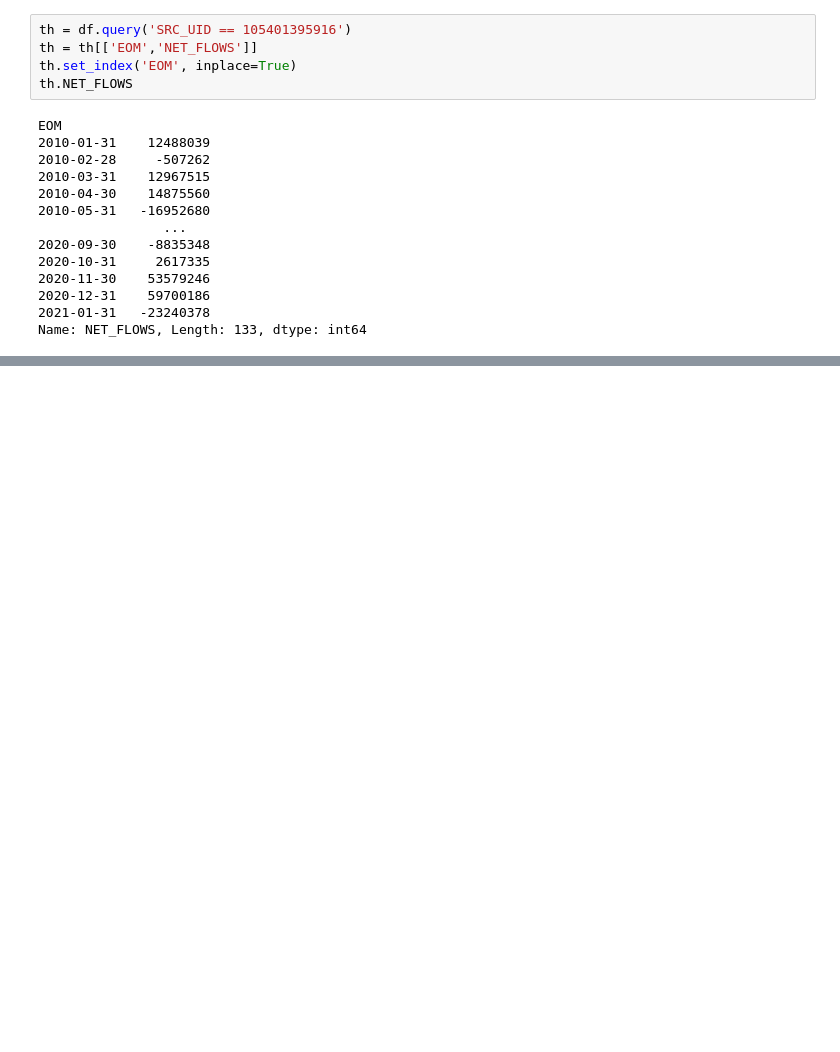
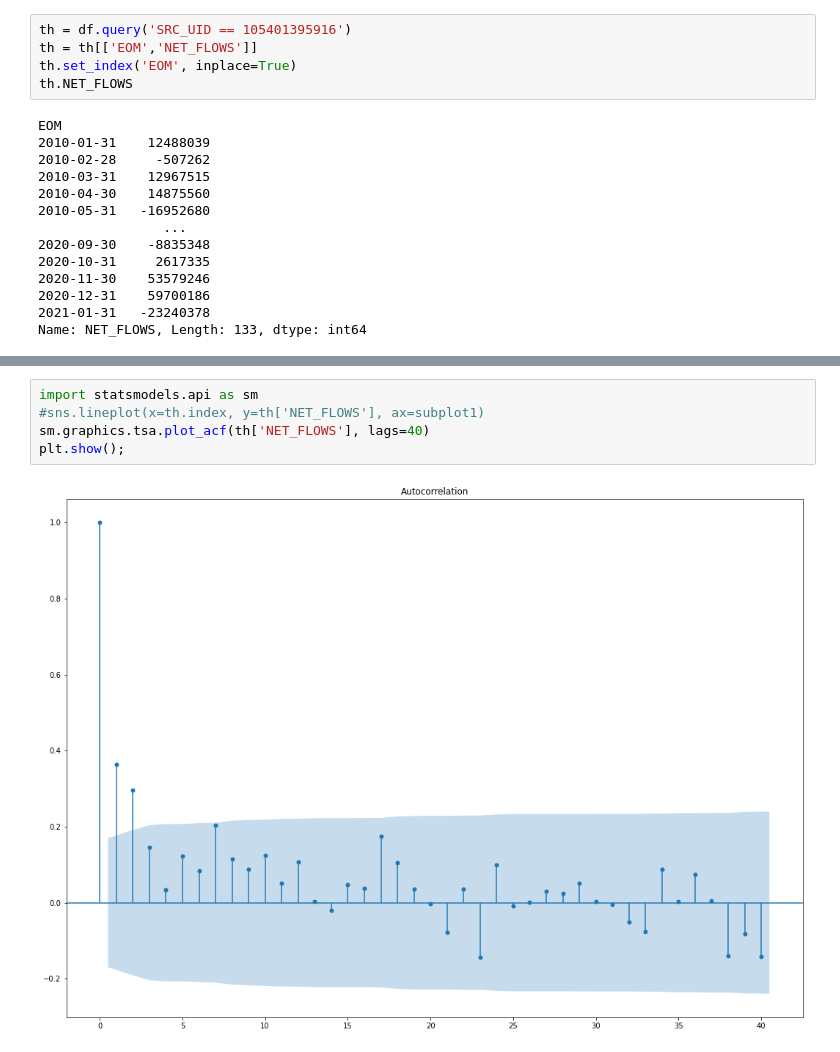
Before and after one commit to resquator/epfl-capstone, a Jupyter notebook: timeseries/sarima.ipynb, the cells around one changed output, grey strips where cells are left out. Saved outputs shown, nothing was run; the diff lists cells and outputs as text; blank space fills up the shorter version.

```diff
--- a/timeseries/sarima.ipynb
+++ b/timeseries/sarima.ipynb
@@ -68,0 +89,7 @@ plt.show();
+# %%
+import statsmodels.api as sm
+#sns.lineplot(x=th.index, y=th['NET_FLOWS'], ax=subplot1)
+sm.graphics.tsa.plot_acf(th['NET_FLOWS'], lags=40)
+plt.show();
+# %% [output]
+[figure, added]
```
Also changed, not shown: parts of 9 cells of this notebook.
